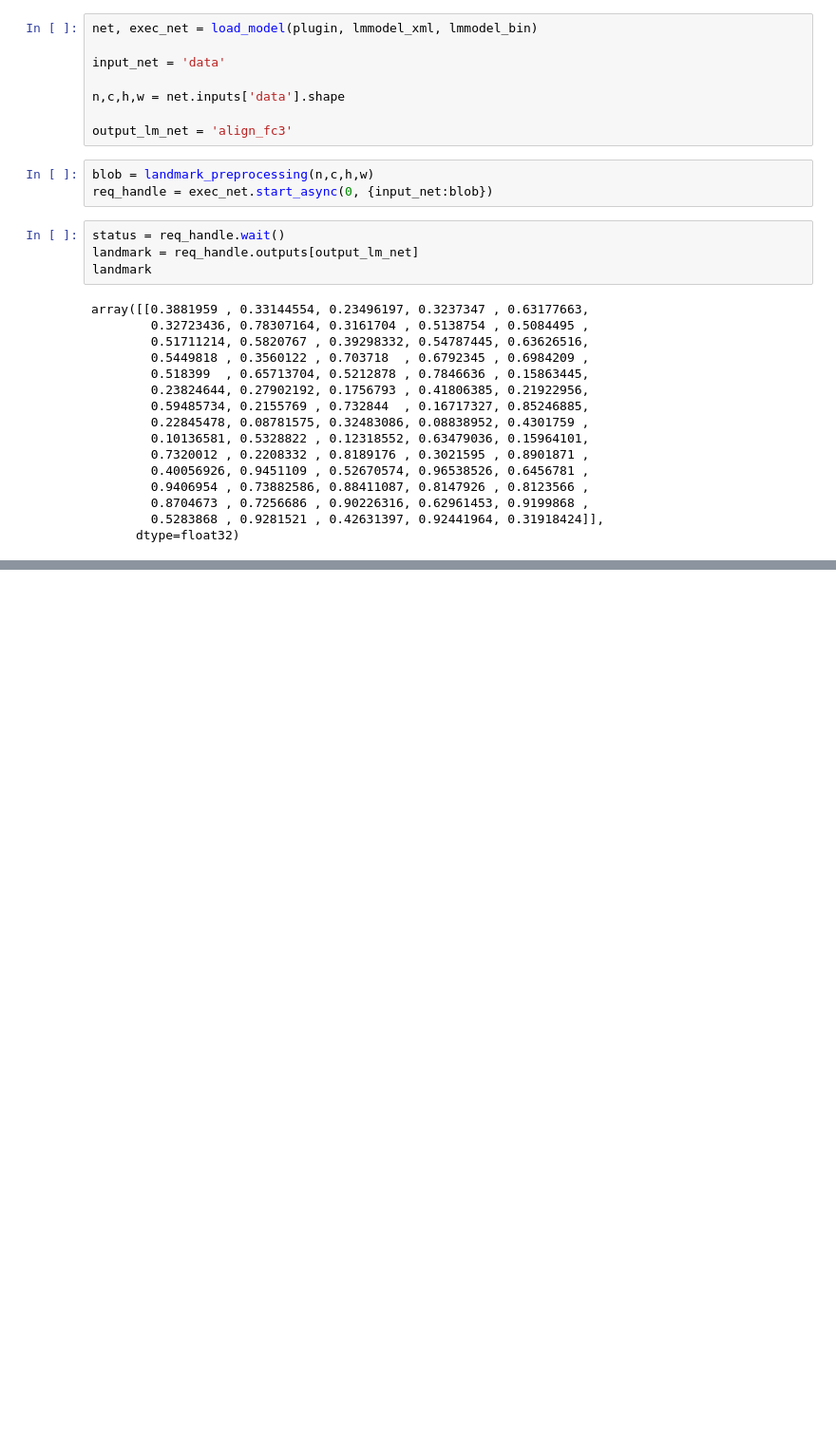
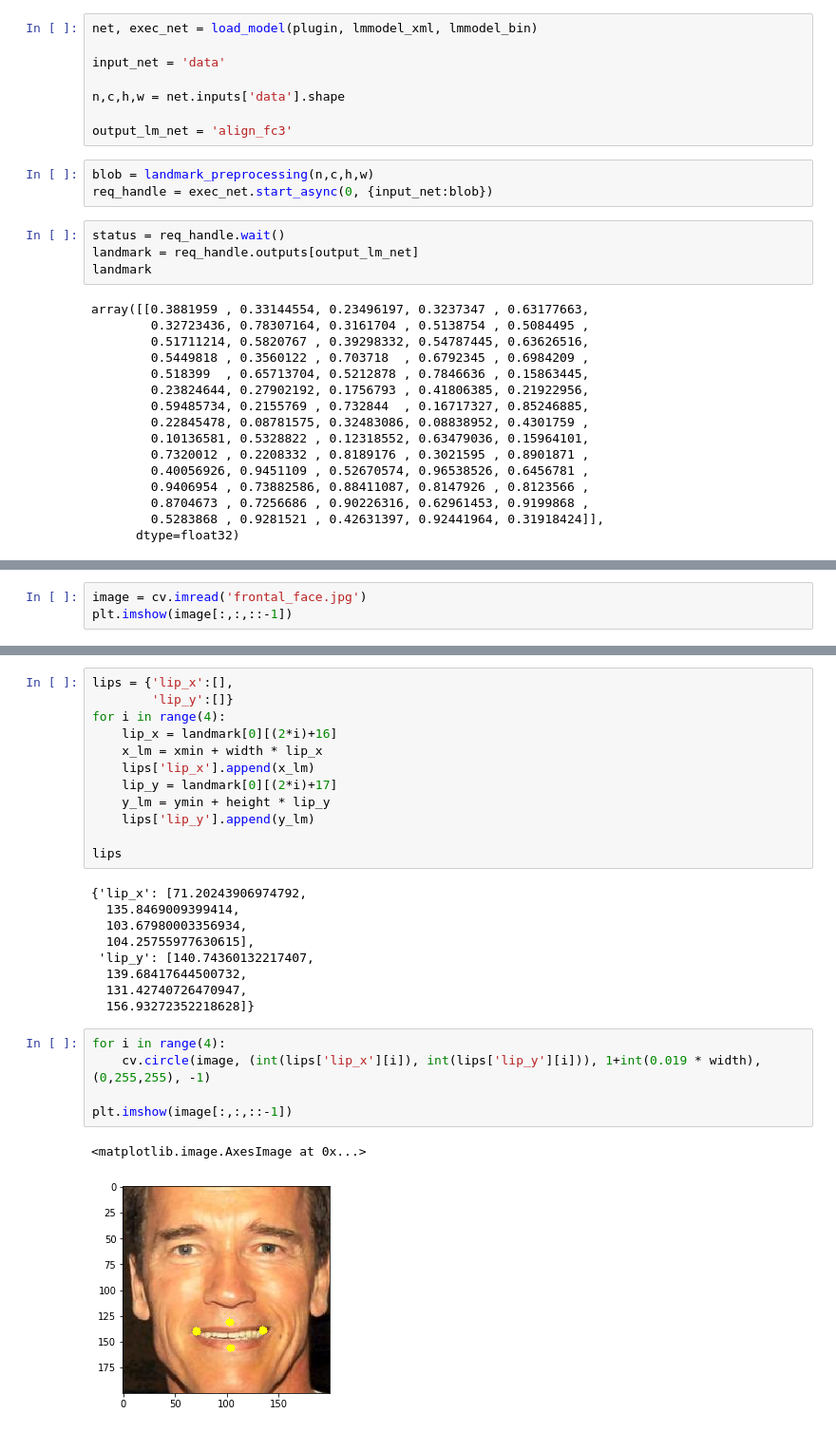
Before and after one commit to BenedictusAryo/practice_opencv, a Jupyter notebook: test_openvino/lomba/research.ipynb, the cells around one changed output, grey strips where cells are left out. Shown at 95% size. Drawn from its saved outputs; the diff is of its cells as text; blank space fills up the shorter version.

Commit message:
Landmark draw

```diff
--- a/test_openvino/lomba/research.ipynb
+++ b/test_openvino/lomba/research.ipynb
@@ -175,0 +175,3 @@ plt.imshow(image[:,:,::-1])
+# %%
+image = cv.imread('frontal_face.jpg')
+plt.imshow(image[:,:,::-1])
@@ -175,0 +181,29 @@ plt.imshow(image[:,:,::-1])
+# %%
+lips = {'lip_x':[],
+        'lip_y':[]}
+for i in range(4):
+    lip_x = landmark[0][(2*i)+16]
+    x_lm = xmin + width * lip_x
+    lips['lip_x'].append(x_lm)
+    lip_y = landmark[0][(2*i)+17]
+    y_lm = ymin + height * lip_y
+    lips['lip_y'].append(y_lm)
+
+lips
+# %% [output]
+{'lip_x': [71.20243906974792,
+  135.8469009399414,
+  103.67980003356934,
+  104.25755977630615],
+ 'lip_y': [140.74360132217407,
+  139.68417644500732,
+  131.42740726470947,
+  156.93272352218628]}
+# %%
+for i in range(4):
+    cv.circle(image, (int(lips['lip_x'][i]), int(lips['lip_y'][i])), 1+int(0.019 * width), (0,255,255), -1)
+
+plt.imshow(image[:,:,::-1])
+# %% [output]
+<matplotlib.image.AxesImage at 0x...>
+[figure, added]
```
Also changed, not shown: parts of 5 cells of this notebook.
